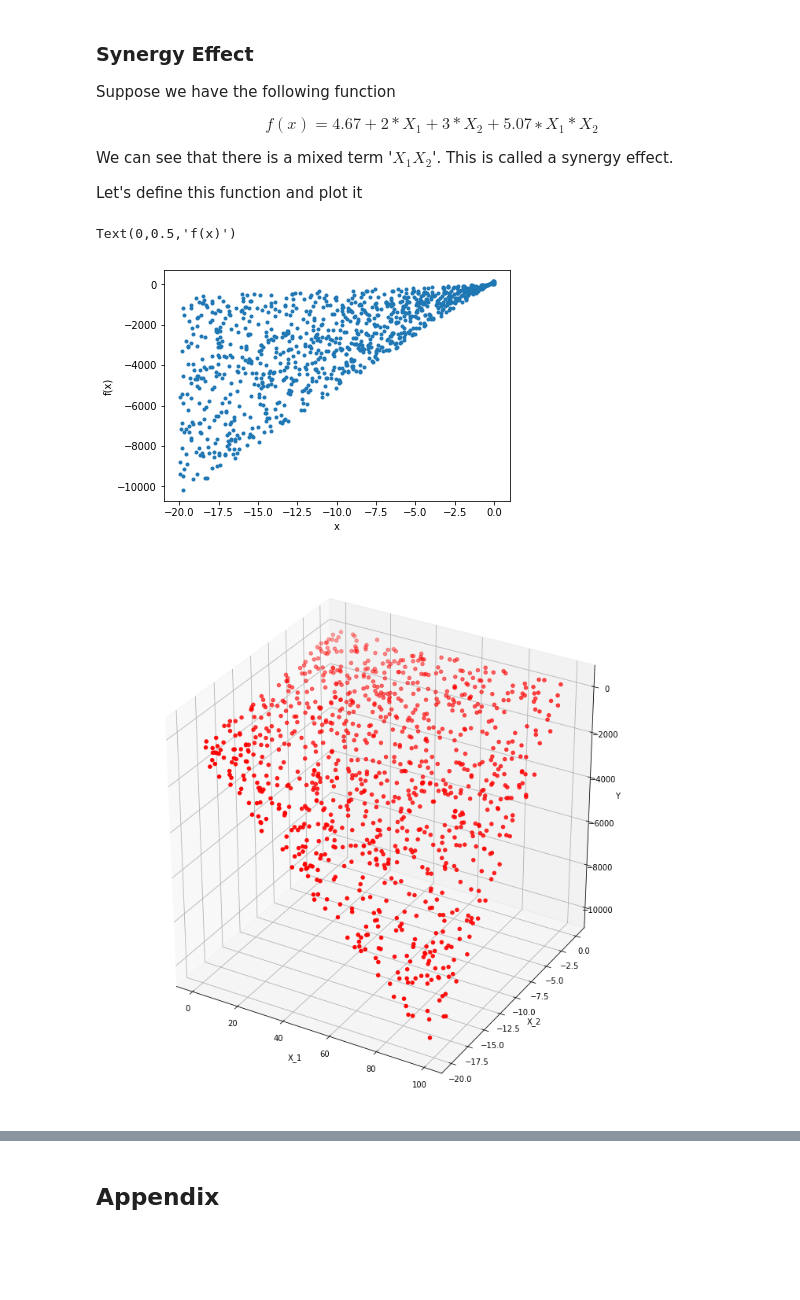
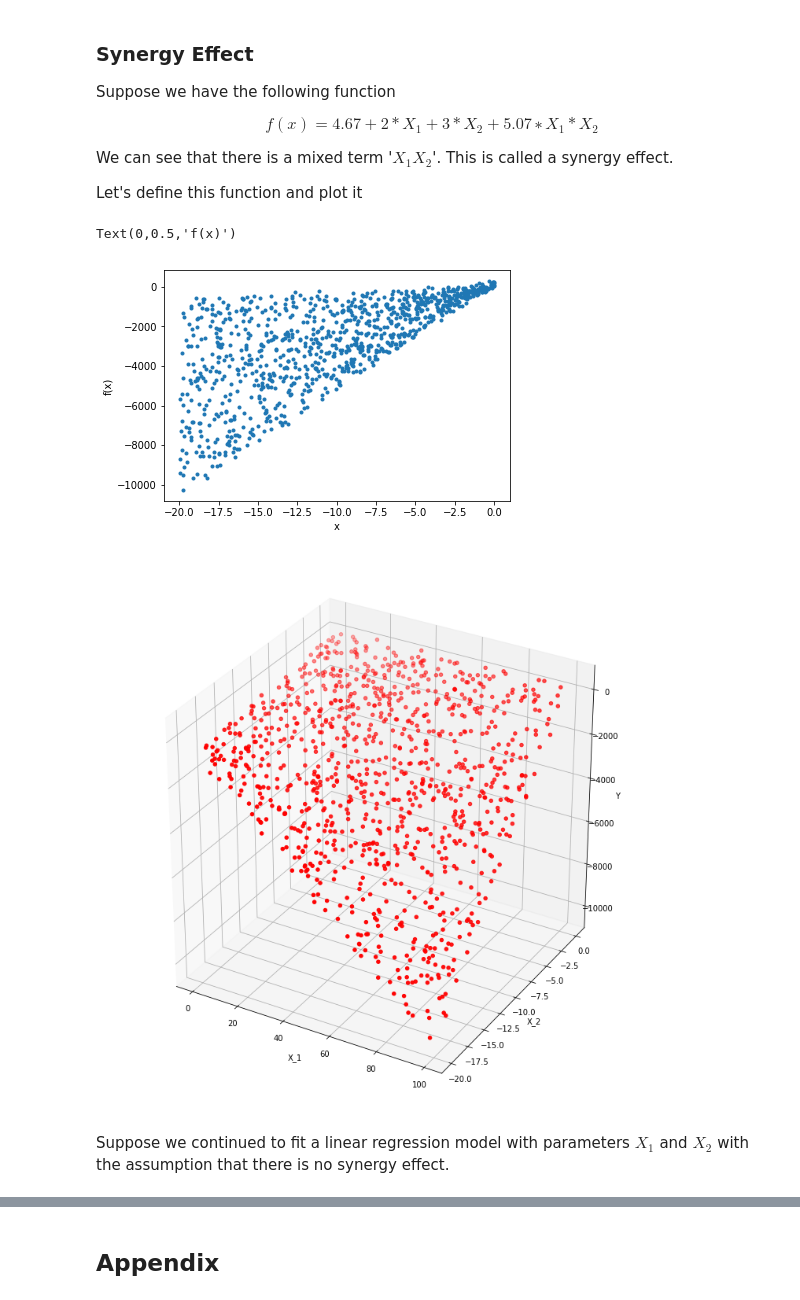
Before and after one commit to TanselArif-21/LinearRegression, a Jupyter notebook: LinearRegression.ipynb, the cells around one changed output, grey strips where cells are left out. Drawn from its saved outputs; the diff is of its cells as text; code cells hidden in the pictures; blank space fills up the shorter version.

```diff
--- a/LinearRegression.ipynb
+++ b/LinearRegression.ipynb
@@ -1383,30 +1404,31 @@ We can see that there is a mixed term '$X_1 X_2$'. This is called a synergy effe
 
 Let's define this function and plot it
 # %%
+# We will need to plot in 3D
 from mpl_toolkits.mplot3d import Axes3D
 
 #f(x)=4.67+2*X_1+3*X_2+5.07∗X_1*X_2
 def f(x1,x2):
     return 4.67+2*x1+30*x2+5.07*x1*x2
 # Set the seed
 r = np.random.RandomState(101)
 X_1 = 100*r.rand(1000)
 X_2 = -20*r.rand(1000)
 
 #Error term with sigma = 10, mu = 0
-E = 10*r.randn(1000)
+E = 100*r.randn(1000)
 
 #Response variables
 Y = list(map(f,X_1,X_2))+E
 
 fig = plt.figure()
 axes = fig.add_axes([0.1,0.1,0.8,0.8])
 axes.plot(X_2,Y,'.')
 axes.set_xlabel('x')
 axes.set_ylabel('f(x)')
 # %% [output]
 Text(0,0.5,'f(x)')
-[figure, old version]
+[figure, new version]
 # %%
 fig = plt.figure(figsize=(10,10))
 ax = fig.add_subplot(111, projection='3d')
@@ -1419,4 +1441,6 @@ ax.set_zlabel('Y')
 
 plt.tight_layout()
 # %% [output]
-[figure, old version]
+[figure, new version]
+# %% [markdown]
+Suppose we continued to fit a linear regression model with parameters $X_1$ and $X_2$ with the assumption that there is no synergy effect.
```
Also changed, not shown: parts of 16 cells of this notebook, 1 other file.
